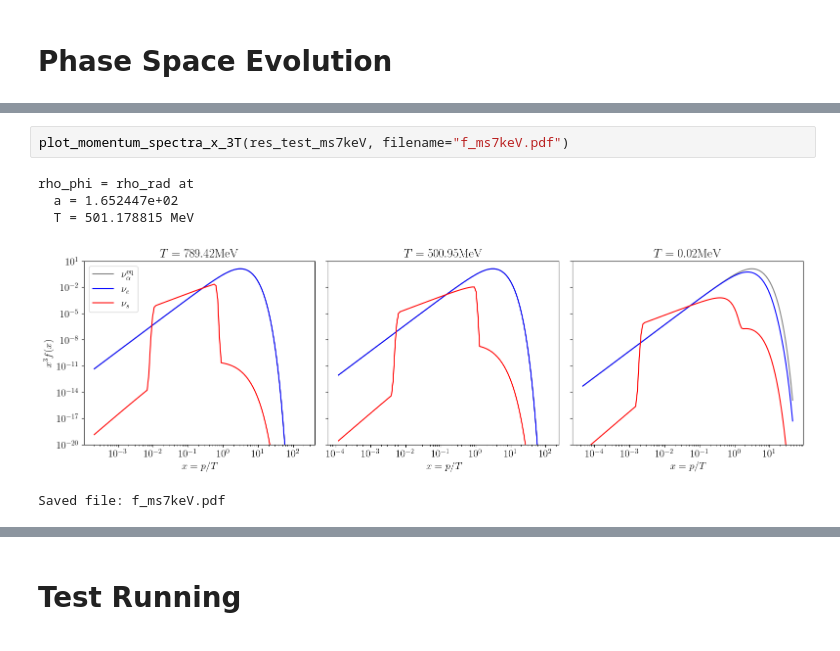
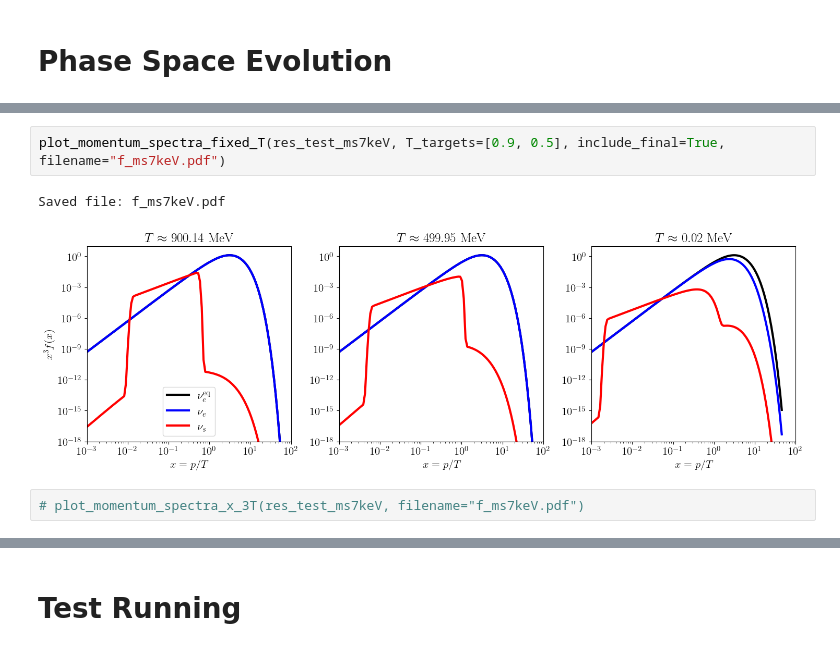
Before and after one commit to yongxuDM/Sterile-Neutrino, a Jupyter notebook: Sterile_Neutrino.ipynb, the cells around one changed output, grey strips where cells are left out. Drawn from its saved outputs; the diff is of its cells as text.

```diff
--- a/Sterile_Neutrino.ipynb
+++ b/Sterile_Neutrino.ipynb
@@ -763,11 +821,10 @@ if __name__ == "__main__":
+# %%
+plot_momentum_spectra_fixed_T(res_test_ms7keV, T_targets=[0.9, 0.5], include_final=True, filename="f_ms7keV.pdf")
+# %% [output]
+Saved file: f_ms7keV.pdf
+[figure, added]
 # %%
-plot_momentum_spectra_x_3T(res_test_ms7keV, filename="f_ms7keV.pdf")
+# plot_momentum_spectra_x_3T(res_test_ms7keV, filename="f_ms7keV.pdf")
-# %% [output]
-rho_phi = rho_rad at
-  a = 1.652447e+02
-  T = 501.178815 MeV
-[figure, removed]
-Saved file: f_ms7keV.pdf
 # %%
 if __name__ == "__main__":
     res_test_ms7keV_BR0= run_ln_comoving_full(TR_MeV=500.0, Hubble_end=1e-15, ms_keV=7,
```
Also changed, not shown: parts of 27 cells of this notebook.
